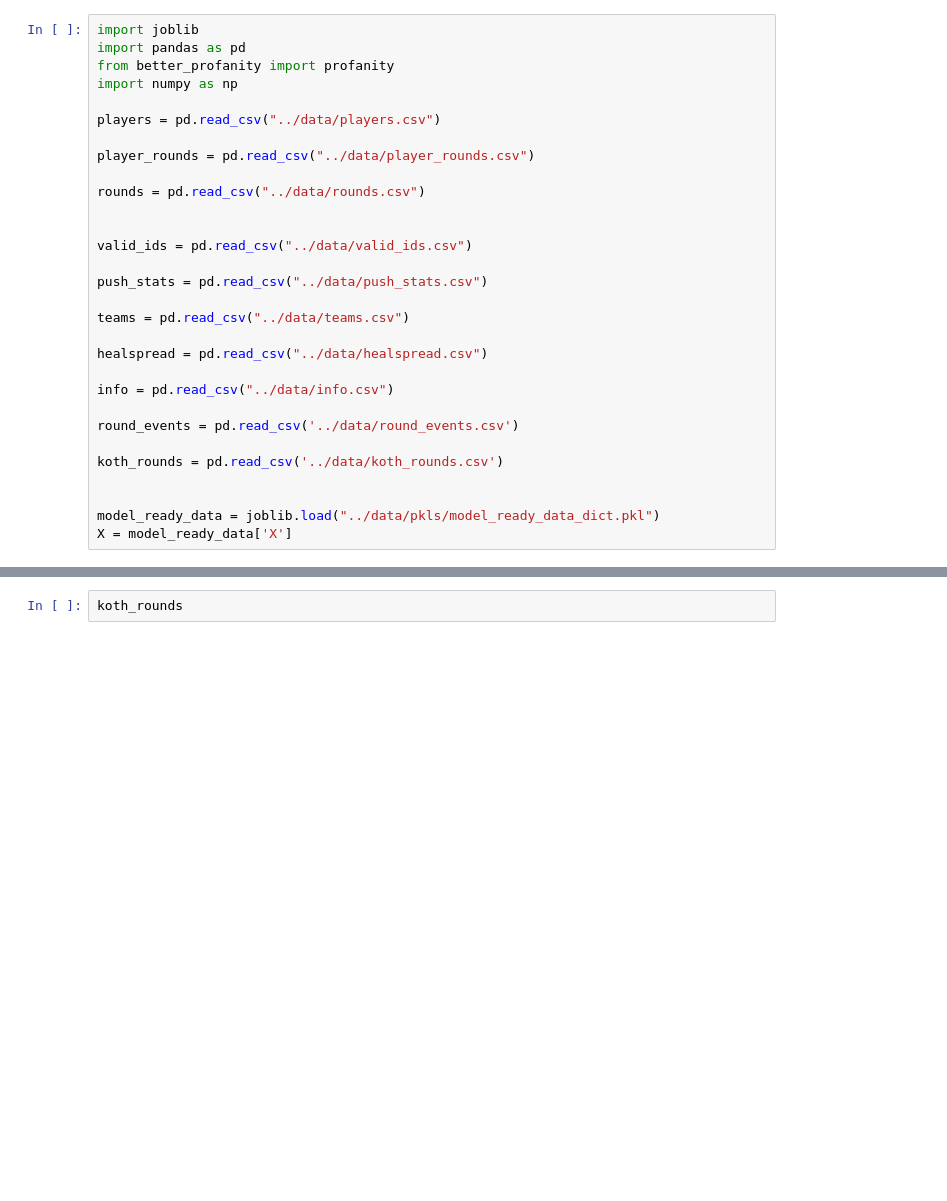
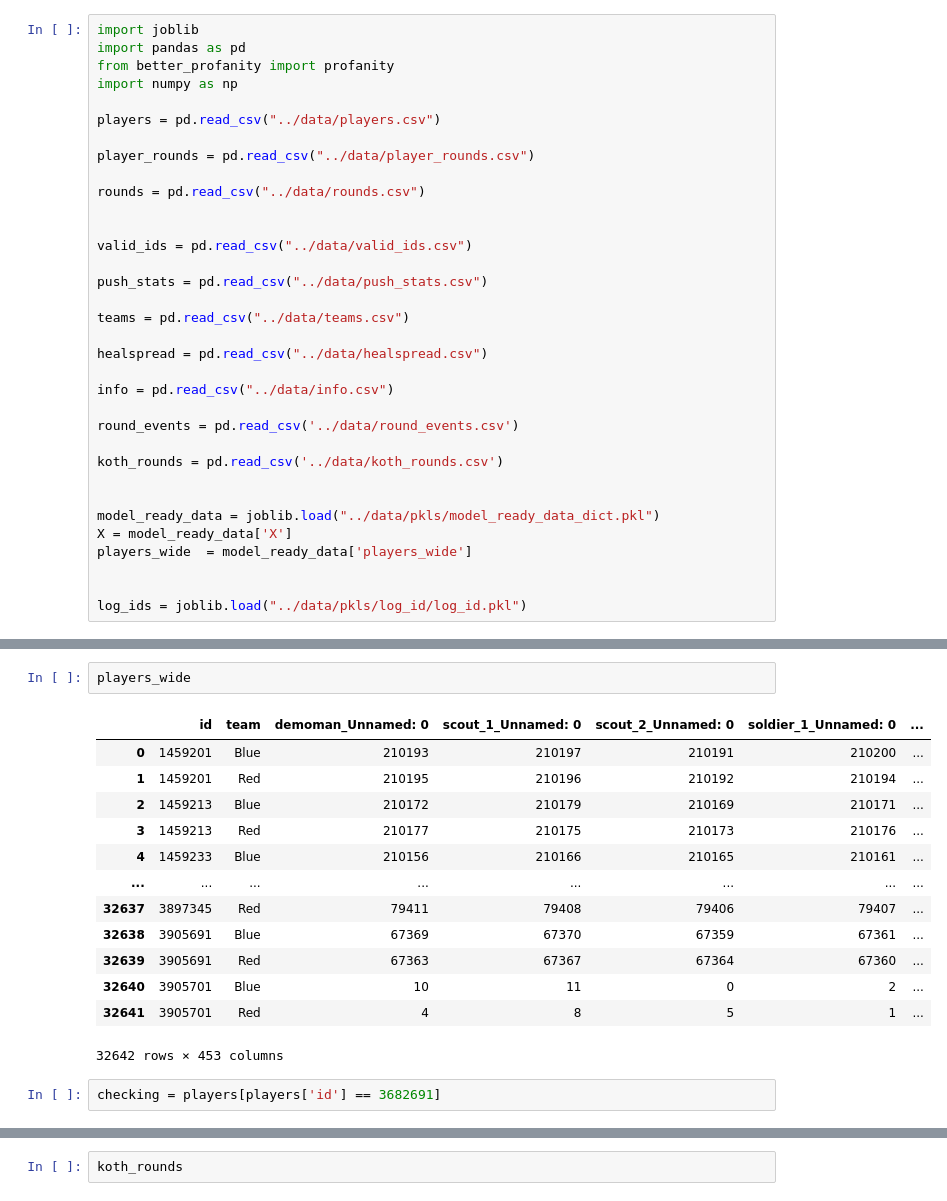
Before and after one commit to ebtrout/tf2_data_vis, a Jupyter notebook: codebase/datasets for vis.ipynb, the cells around one changed output, grey strips where cells are left out. Cells and saved outputs as stored; diff of their text form; blank space fills up the shorter version.

```diff
--- a/codebase/datasets for vis.ipynb
+++ b/codebase/datasets for vis.ipynb
@@ -28,3 +28,7 @@ koth_rounds = pd.read_csv('../data/koth_rounds.csv')
 
 model_ready_data = joblib.load("../data/pkls/model_ready_data_dict.pkl")
 X = model_ready_data['X']
+players_wide  = model_ready_data['players_wide']
+
+
+log_ids = joblib.load("../data/pkls/log_id/log_id.pkl")
@@ -30,0 +334,18 @@ X = model_ready_data['X']
+# %%
+players_wide
+# %% [output]
+|  | id | team | demoman_Unnamed: 0 | scout_1_Unnamed: 0 | scout_2_Unnamed: 0 | soldier_1_Unnamed: 0 | ... |
+| 0 | 1459201 | Blue | 210193 | 210197 | 210191 | 210200 | ... |
+| 1 | 1459201 | Red | 210195 | 210196 | 210192 | 210194 | ... |
+| 2 | 1459213 | Blue | 210172 | 210179 | 210169 | 210171 | ... |
+| 3 | 1459213 | Red | 210177 | 210175 | 210173 | 210176 | ... |
+| 4 | 1459233 | Blue | 210156 | 210166 | 210165 | 210161 | ... |
+| ... | ... | ... | ... | ... | ... | ... | ... |
+| 32637 | 3897345 | Red | 79411 | 79408 | 79406 | 79407 | ... |
+| 32638 | 3905691 | Blue | 67369 | 67370 | 67359 | 67361 | ... |
+| 32639 | 3905691 | Red | 67363 | 67367 | 67364 | 67360 | ... |
+| 32640 | 3905701 | Blue | 10 | 11 | 0 | 2 | ... |
+| 32641 | 3905701 | Red | 4 | 8 | 5 | 1 | ... |
+32642 rows × 453 columns
+# %%
+checking = players[players['id'] == 3682691]
```
Also changed, not shown: parts of 31 cells of this notebook, 10 other files.
